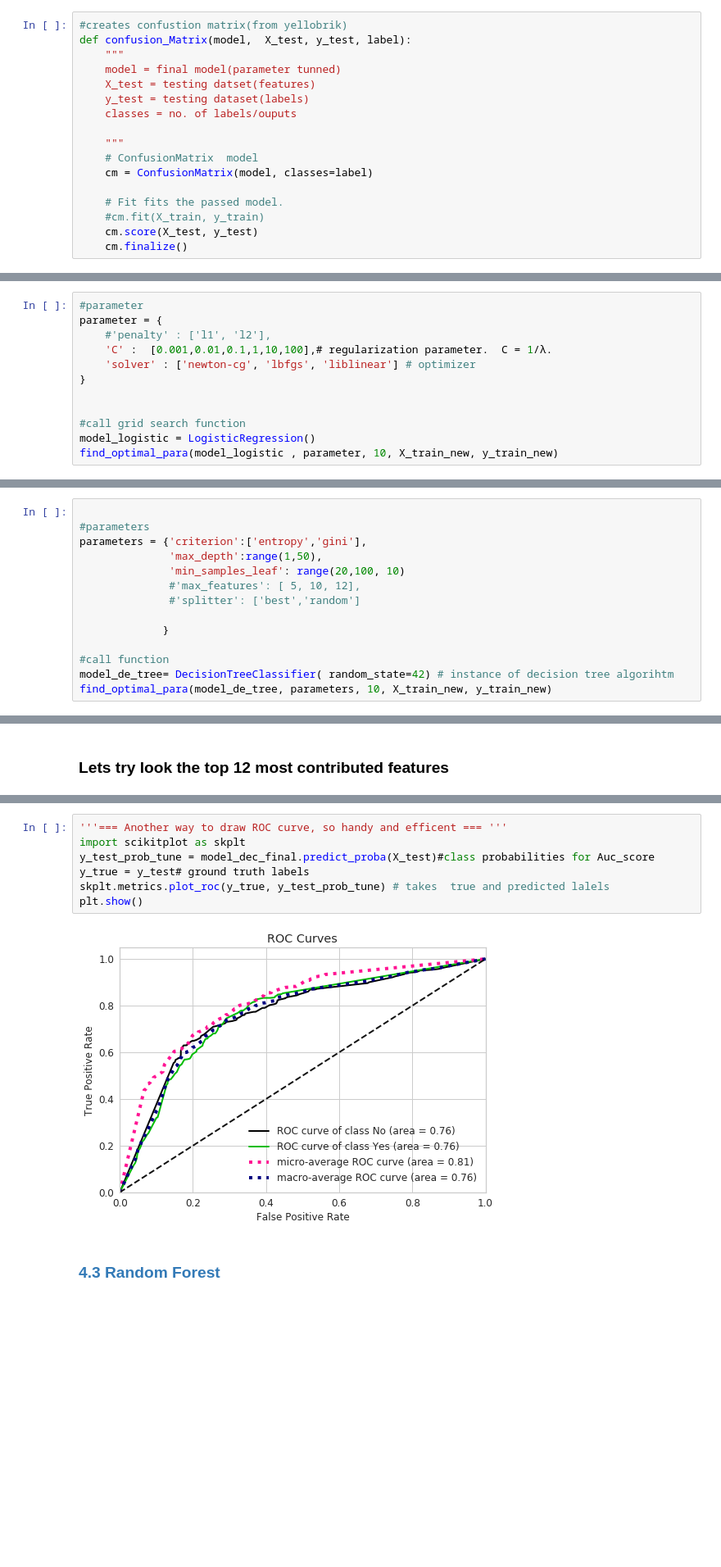
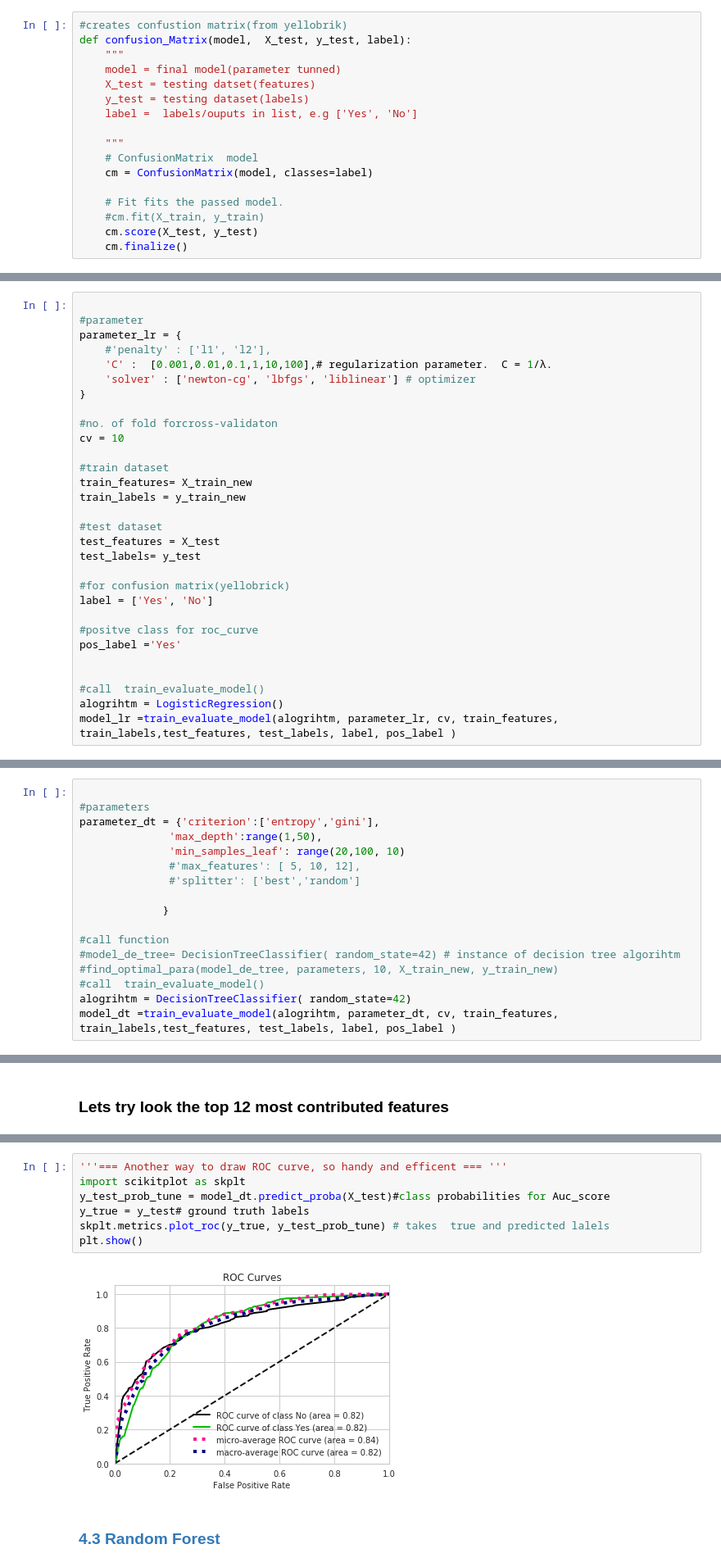
Before and after one commit to glingden/Customer-Churn-Prediction, a Jupyter notebook: Customer_churn_prediction.ipynb, the cells around one changed output, grey strips where cells are left out. Shown at 82% size. Saved outputs shown, nothing was run; the diff lists cells and outputs as text; blank space fills up the shorter version.

```diff
--- a/Customer_churn_prediction.ipynb
+++ b/Customer_churn_prediction.ipynb
@@ -500,7 +507,7 @@ def confusion_Matrix(model,  X_test, y_test, label):
     model = final model(parameter tunned)
     X_test = testing datset(features)
     y_test = testing dataset(labels)
-    classes = no. of labels/ouputs
+    label =  labels/ouputs in list, e.g ['Yes', 'No']
 
     """
     # ConfusionMatrix  model
@@ -535,15 +590,33 @@ def creat_roc_curve(model, X_test, y_test, pos_label):
 # %% [markdown]
 ### <a href="#modellr" style="text-decoration:none ">4.1 Logistic regression</a><br>
 # %%
+
 #parameter
-parameter = {
+parameter_lr = {
     #'penalty' : ['l1', 'l2'],
     'C' :  [0.001,0.01,0.1,1,10,100],# regularization parameter.  C = 1/λ.
     'solver' : ['newton-cg', 'lbfgs', 'liblinear'] # optimizer
 }
 
+#no. of fold forcross-validaton
+cv = 10
 
-#call grid search function
-model_logistic = LogisticRegression()
-find_optimal_para(model_logistic , parameter, 10, X_train_new, y_train_new)
+#train dataset
+train_features= X_train_new
+train_labels = y_train_new
+
+#test dataset
+test_features = X_test
+test_labels= y_test
+
+#for confusion matrix(yellobrick)
+label = ['Yes', 'No']
+
+#positve class for roc_curve
+pos_label ='Yes'
+
+
+#call  train_evaluate_model()
+alogrihtm = LogisticRegression()
+model_lr =train_evaluate_model(alogrihtm, parameter_lr, cv, train_features, train_labels,test_features, test_labels, label, pos_label )
 # %% [output]
@@ -590,7 +652,7 @@ creat_roc_curve(model_logistic_final,X_test, y_test,'Yes')
 # %%
 
 #parameters
-parameters = {'criterion':['entropy','gini'],
+parameter_dt = {'criterion':['entropy','gini'],
               'max_depth':range(1,50),
               'min_samples_leaf': range(20,100, 10)
               #'max_features': [ 5, 10, 12],
@@ -599,6 +661,9 @@ parameters = {'criterion':['entropy','gini'],
              }
 
 #call function
-model_de_tree= DecisionTreeClassifier( random_state=42) # instance of decision tree algorihtm
-find_optimal_para(model_de_tree, parameters, 10, X_train_new, y_train_new)
+#model_de_tree= DecisionTreeClassifier( random_state=42) # instance of decision tree algorihtm
+#find_optimal_para(model_de_tree, parameters, 10, X_train_new, y_train_new)
+#call  train_evaluate_model()
+alogrihtm = DecisionTreeClassifier( random_state=42)
+model_dt =train_evaluate_model(alogrihtm, parameter_dt, cv, train_features, train_labels,test_features, test_labels, label, pos_label )
 # %% [output]
@@ -712,12 +762,12 @@ creat_roc_curve(model_dec_final,X_test, y_test,'Yes')
 # %%
 '''=== Another way to draw ROC curve, so handy and efficent === '''
 import scikitplot as skplt
-y_test_prob_tune = model_dec_final.predict_proba(X_test)#class probabilities for Auc_score
+y_test_prob_tune = model_dt.predict_proba(X_test)#class probabilities for Auc_score
 y_true = y_test# ground truth labels
 skplt.metrics.plot_roc(y_true, y_test_prob_tune) # takes  true and predicted lalels
 plt.show()
 # %% [output]
-[figure, old version]
+[figure, new version]
 # %% [markdown]
 ### <a href="#modelrf" style="text-decoration:none ">4.3 Random Forest </a> <br>
 # %%
```
Also changed, not shown: parts of 33 cells of this notebook.
